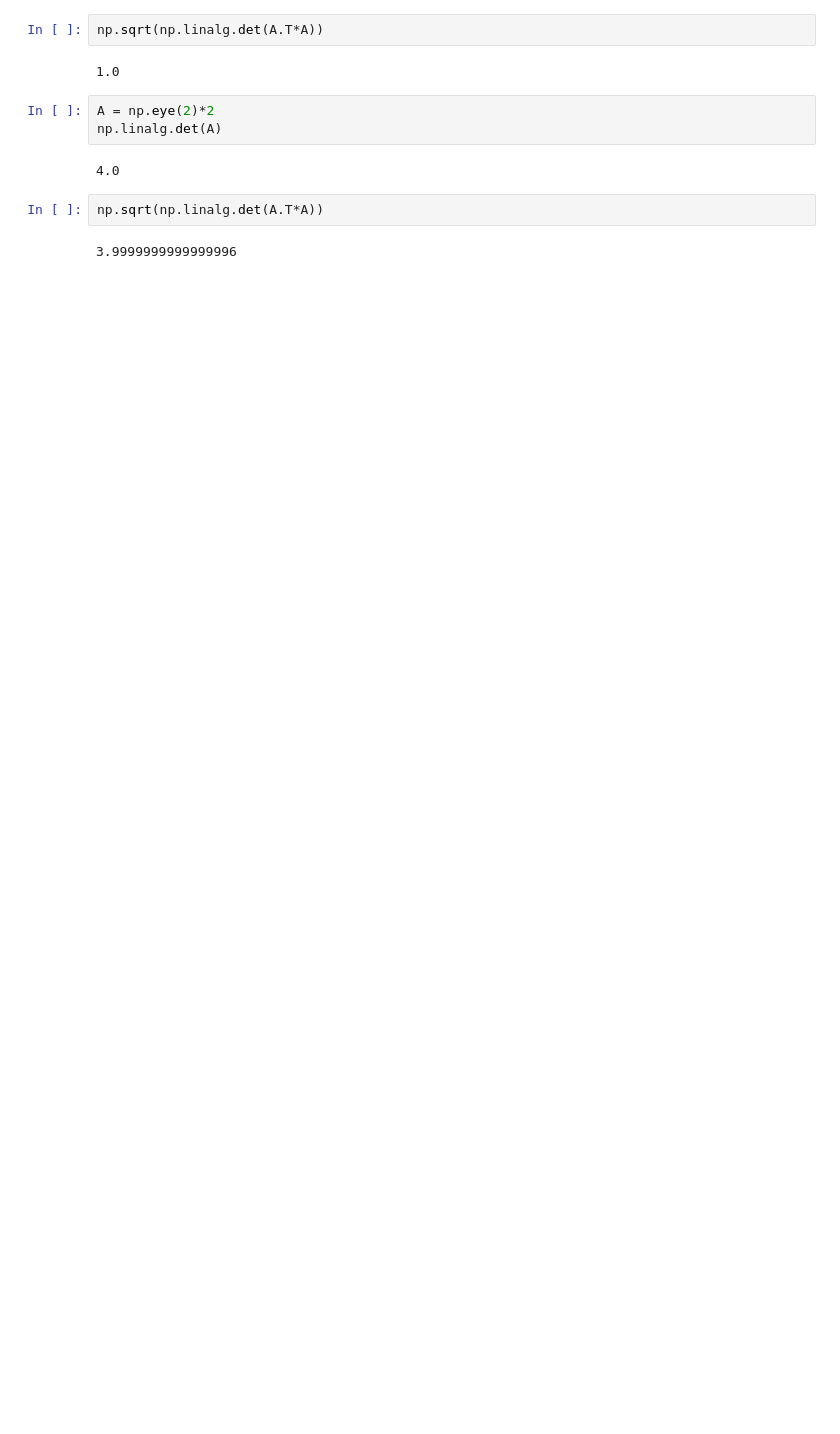
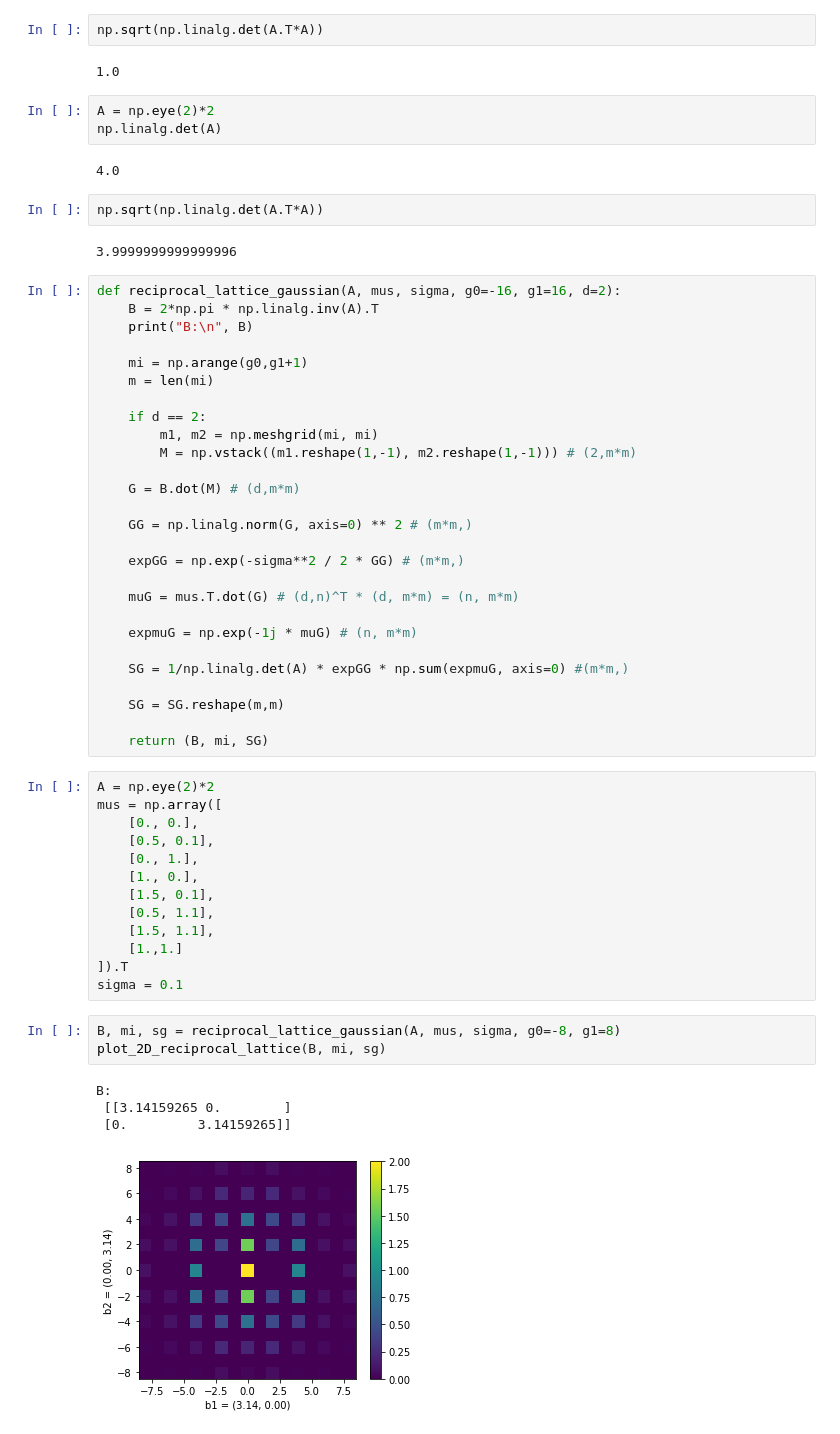
Before and after one commit to markus7800/VoxelNet, a Jupyter notebook: voxelization.ipynb, the cells around one changed output. Saved outputs shown, nothing was run; the diff lists cells and outputs as text; blank space fills up the shorter version.

```diff
--- a/voxelization.ipynb
+++ b/voxelization.ipynb
@@ -894,3 +895,51 @@ np.linalg.det(A)
 np.sqrt(np.linalg.det(A.T*A))
 # %% [output]
 3.9999999999999996
+# %%
+def reciprocal_lattice_gaussian(A, mus, sigma, g0=-16, g1=16, d=2):
+    B = 2*np.pi * np.linalg.inv(A).T
+    print("B:\n", B)
+
+    mi = np.arange(g0,g1+1)
+    m = len(mi)
+
+    if d == 2:
+        m1, m2 = np.meshgrid(mi, mi)
+        M = np.vstack((m1.reshape(1,-1), m2.reshape(1,-1))) # (2,m*m)
+
+    G = B.dot(M) # (d,m*m)
+
+    GG = np.linalg.norm(G, axis=0) ** 2 # (m*m,)
+
+    expGG = np.exp(-sigma**2 / 2 * GG) # (m*m,)
+
+    muG = mus.T.dot(G) # (d,n)^T * (d, m*m) = (n, m*m)
+
+    expmuG = np.exp(-1j * muG) # (n, m*m)
+
+    SG = 1/np.linalg.det(A) * expGG * np.sum(expmuG, axis=0) #(m*m,)
+
+    SG = SG.reshape(m,m)
+
+    return (B, mi, SG)
+# %%
+A = np.eye(2)*2
+mus = np.array([
+    [0., 0.],
+    [0.5, 0.1],
+    [0., 1.],
+    [1., 0.],
+    [1.5, 0.1],
+    [0.5, 1.1],
+    [1.5, 1.1],
+    [1.,1.]
+]).T
+sigma = 0.1
+# %%
+B, mi, sg = reciprocal_lattice_gaussian(A, mus, sigma, g0=-8, g1=8)
+plot_2D_reciprocal_lattice(B, mi, sg)
+# %% [output]
+B:
+ [[3.14159265 0.        ]
+ [0.         3.14159265]]
+[figure, added]
```
Also changed, not shown: parts of 3 cells of this notebook.
